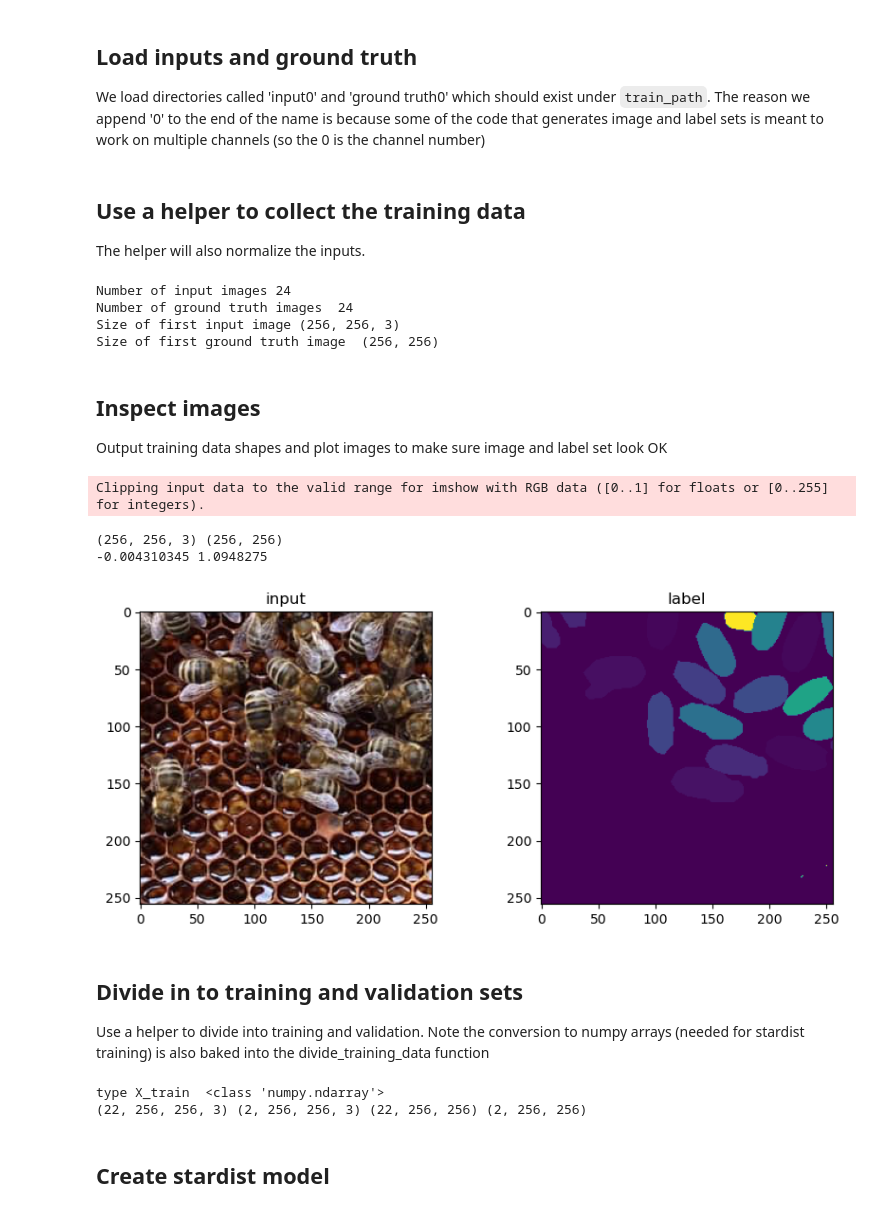
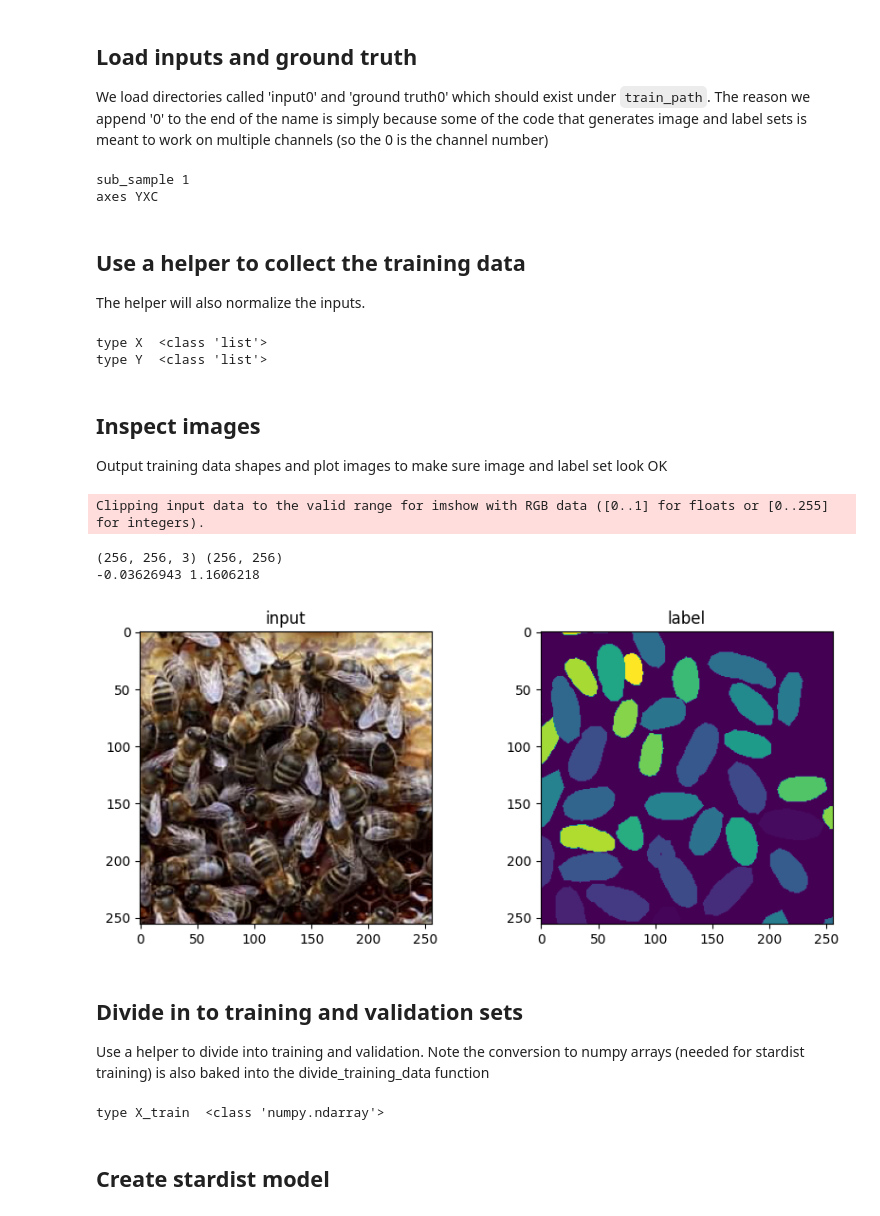
Before and after one commit to True-North-Intelligent-Algorithms/tnia-python, a Jupyter notebook: notebooks/imagesc/2023_12_20_segmenting_bees/stardist_training_2d.ipynb, the cells around one changed output. Saved outputs shown, nothing was run; the diff lists cells and outputs as text; code cells hidden in the pictures.

````diff
--- a/notebooks/imagesc/2023_12_20_segmenting_bees/stardist_training_2d.ipynb
+++ b/notebooks/imagesc/2023_12_20_segmenting_bees/stardist_training_2d.ipynb
@@ -26,16 +16,29 @@ print(visible_devices)
 # %% [markdown]
 ## Load inputs and ground truth
 
-We load directories called 'input0' and 'ground truth0' which should exist under ```train_path```.  The reason we append '0' to the end of the name is because some of the code that generates image and label sets is meant to work on multiple channels (so the 0 is the channel number)
+We load directories called 'input0' and 'ground truth0' which should exist under ```train_path```.  The reason we append '0' to the end of the name is simply because some of the code that generates image and label sets is meant to work on multiple channels (so the 0 is the channel number)
 # %%
-parent_path=r'D:\images\tnia-python-images\imagesc\2023_12_20_segmenting_bees'
 
-train_path = os.path.join(parent_path, 'labels')
+tnia_images_path = Path(r'/home/bnorthan/images')
 
-image_patch_path = train_path + '/ground truth0'
-label_patch_path = train_path + '/input0'
+parent_path=Path(tnia_images_path / r'tnia-python-images/imagesc/2023_12_20_segmenting_bees')
+test_name='bsp1-2.jpg'
+n_rays = 32
 
-model_path = parent_path + r'\model'
+train_path = parent_path / 'labels'
+
+with open(train_path / 'info.json', 'r') as json_file:
+    data = json.load(json_file)
+    # Access the sub_sample parameter
+    sub_sample = data['sub_sample']
+    print('sub_sample',sub_sample)
+    axes = data['axes']
+    print('axes',axes)
+
+image_patch_path = train_path / 'ground truth0'
+label_patch_path = train_path / 'input0'
+
+model_path = parent_path / 'model'
 
 if not os.path.exists(model_path):
     os.makedirs(model_path)
@@ -45,24 +48,26 @@ if not os.path.exists(image_patch_path):
 
 if not os.path.exists(label_patch_path):
     print('label_patch_path does not exist')
+# %% [output]
+sub_sample 1
+axes YXC
 # %% [markdown]
 ## Use a helper to collect the training data
 
 The helper will also normalize the inputs.
 # %%
 from tnia.deeplearning.dl_helper import collect_training_data
-X, Y = collect_training_data(train_path, sub_sample=1, downsample=False, add_trivial_channel=False)
+add_trivial_channel = False
+if axes == 'YX':
+    add_trivial_channel = True
 
-print('Number of input images', len(X))
-print('Number of ground truth images ', len(Y))
+X, Y = collect_training_data(train_path, sub_sample=1, downsample=False, add_trivial_channel = add_trivial_channel)
 
-print('Size of first input image', X[0].shape)
-print('Size of first ground truth image ', Y[0].shape)
+print('type X ', type(X))
+print('type Y ', type(Y))
 # %% [output]
-Number of input images 24
-Number of ground truth images  24
-Size of first input image (256, 256, 3)
-Size of first ground truth image  (256, 256)
+type X  <class 'list'>
+type Y  <class 'list'>
 # %% [markdown]
 ## Inspect images
 
@@ -70,13 +75,13 @@ Output training data shapes and plot images to make sure image and label set loo
 # %%
 
 print(X[0].shape, Y[0].shape)
 print(X[0].min(), X[0].max())
-fig=imshow_multi2d([X[2], Y[2]], ['input', 'label'], 1,2)
+fig=imshow_multi2d([X[0], Y[0]], ['input', 'label'], 1,2)
 # %% [output]
 Clipping input data to the valid range for imshow with RGB data ([0..1] for floats or [0..255] for integers).
 (256, 256, 3) (256, 256)
--0.004310345 1.0948275
+-0.03626943 1.1606218
-[figure, old version]
+[figure, new version]
 # %% [markdown]
 ## Divide in to training and validation sets
 
@@ -87,9 +92,7 @@ from tnia.deeplearning.dl_helper import divide_training_data
 X_train, Y_train, X_val, Y_val = divide_training_data(X, Y, val_size=2)
 
 print('type X_train ', type(X_train))
-print(X_train.shape, X_val.shape, Y_train.shape, Y_val.shape)
 # %% [output]
 type X_train  <class 'numpy.ndarray'>
-(22, 256, 256, 3) (2, 256, 256, 3) (22, 256, 256) (2, 256, 256)
 # %% [markdown]
 ## Create stardist model
````
Also changed, not shown: parts of 16 cells of this notebook, 5 other files.
